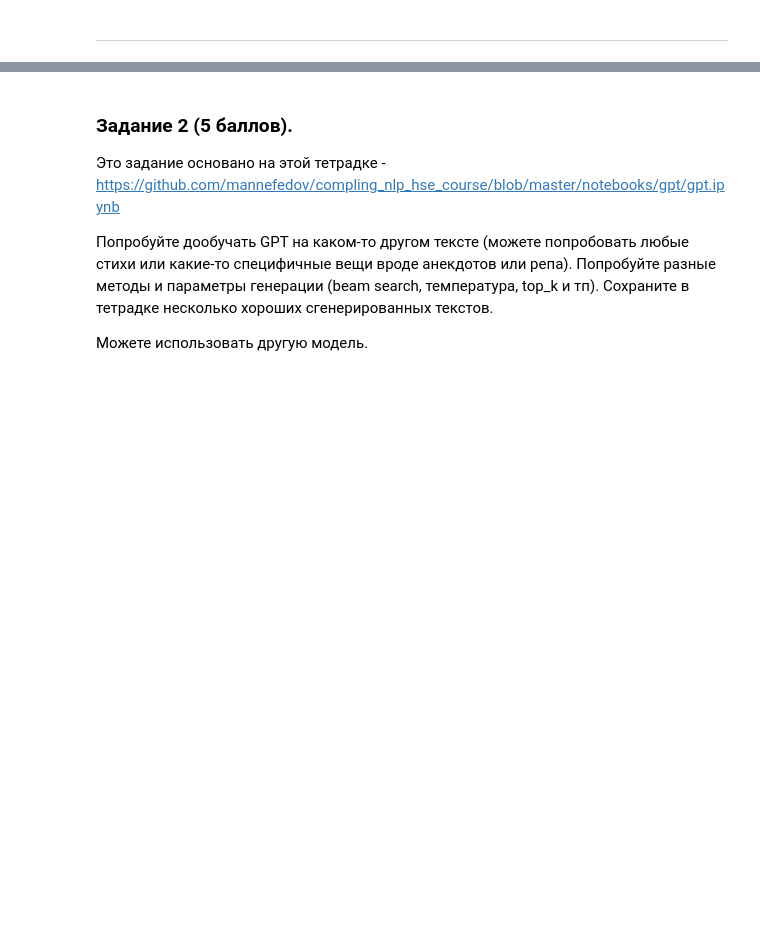
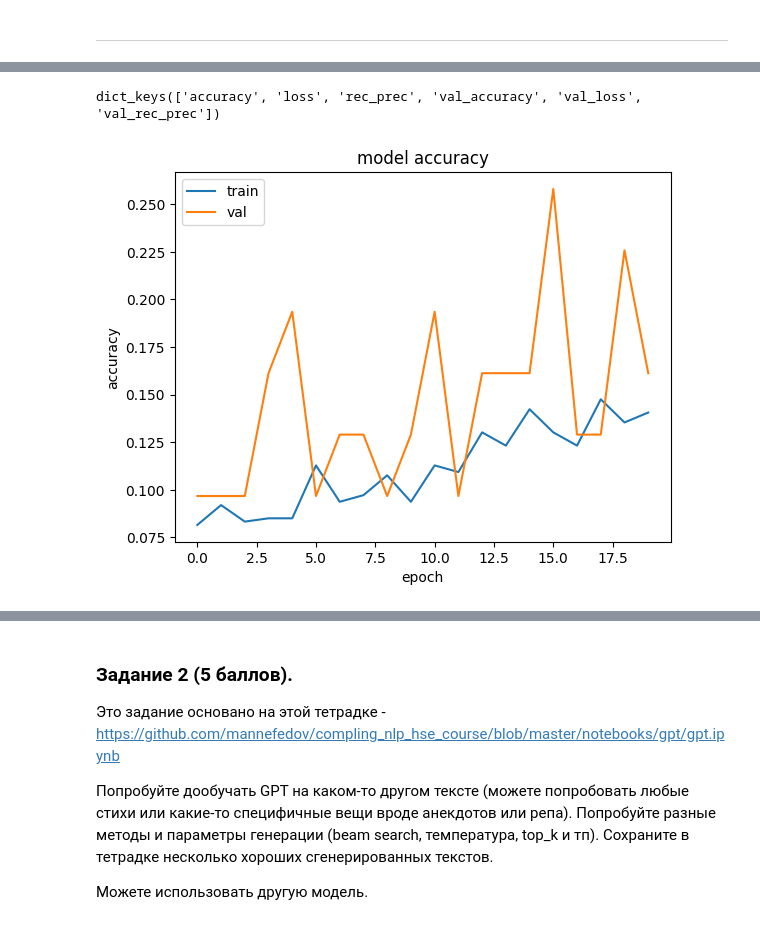
Before and after one commit to Novokshanov/compling_nlp, a Jupyter notebook: homework-gpt.ipynb, the cells around one changed output, grey strips where cells are left out. Drawn from its saved outputs; the diff is of its cells as text; code cells hidden in the pictures; blank space fills up the shorter version.

```diff
--- a/homework-gpt.ipynb
+++ b/homework-gpt.ipynb
@@ -557,0 +561,3 @@ print(classification_report(y_valid.argmax(1), pred, labels=list(range(len(label
+# %%
+tokenizer = AutoTokenizer.from_pretrained('bert-base-multilingual-uncased')
+model_bert = AutoModel.from_pretrained('bert-base-multilingual-uncased')
@@ -557,0 +567,18 @@ print(classification_report(y_valid.argmax(1), pred, labels=list(range(len(label
+# %%
+input_word_ids = keras.layers.Input(shape=(512,), dtype='int32',
+                                     name="input_ids")
+
+output = bert_wrapper(model_bert)(input_word_ids)
+# добавим дропаут чтобы не переобучалось
+drop = keras.layers.Dropout(0.1)(output[:, 0]) # [0][:, 0] - означает что мы берем первое
+                                                     # состояние у всех текстов в батче
+dense = keras.layers.Dense(y.shape[1], activation='softmax')(drop)
+
+model_clf = keras.Model(inputs=[input_word_ids], outputs=dense)
+
+# обычно при дообучении трансформеров нужно ставить очень маленький лосс
+# но когда мы обучаем только итоговый классификатор то можно ставить побольше
+model_clf.compile(keras.optimizers.Adam(learning_rate=1e-3),
+                  loss='categorical_crossentropy',
+                  metrics=['accuracy',
+                           keras.metrics.RecallAtPrecision(0.80, name='rec_prec')])
@@ -557,0 +608,6 @@ print(classification_report(y_valid.argmax(1), pred, labels=list(range(len(label
+# %%
+# если есть ошибка с device meta то попробуйте запустить еще раз
+model_clf.fit(torch.LongTensor(X_train), torch.LongTensor(y_train),
+          validation_data=(torch.LongTensor(X_valid), torch.LongTensor(y_valid)),
+          batch_size=20,
+          epochs=20)
@@ -557,0 +633,12 @@ print(classification_report(y_valid.argmax(1), pred, labels=list(range(len(label
+# %%
+print(model_clf.history.history.keys())
+plt.plot(model_clf.history.history['accuracy'])
+plt.plot(model_clf.history.history['val_accuracy'])
+plt.title('model accuracy')
+plt.ylabel('accuracy')
+plt.xlabel('epoch')
+plt.legend(['train', 'val'], loc='upper left')
+plt.show()
+# %% [output]
+dict_keys(['accuracy', 'loss', 'rec_prec', 'val_accuracy', 'val_loss', 'val_rec_prec'])
+[figure, added]
```
Also changed, not shown: parts of 35 cells of this notebook.
